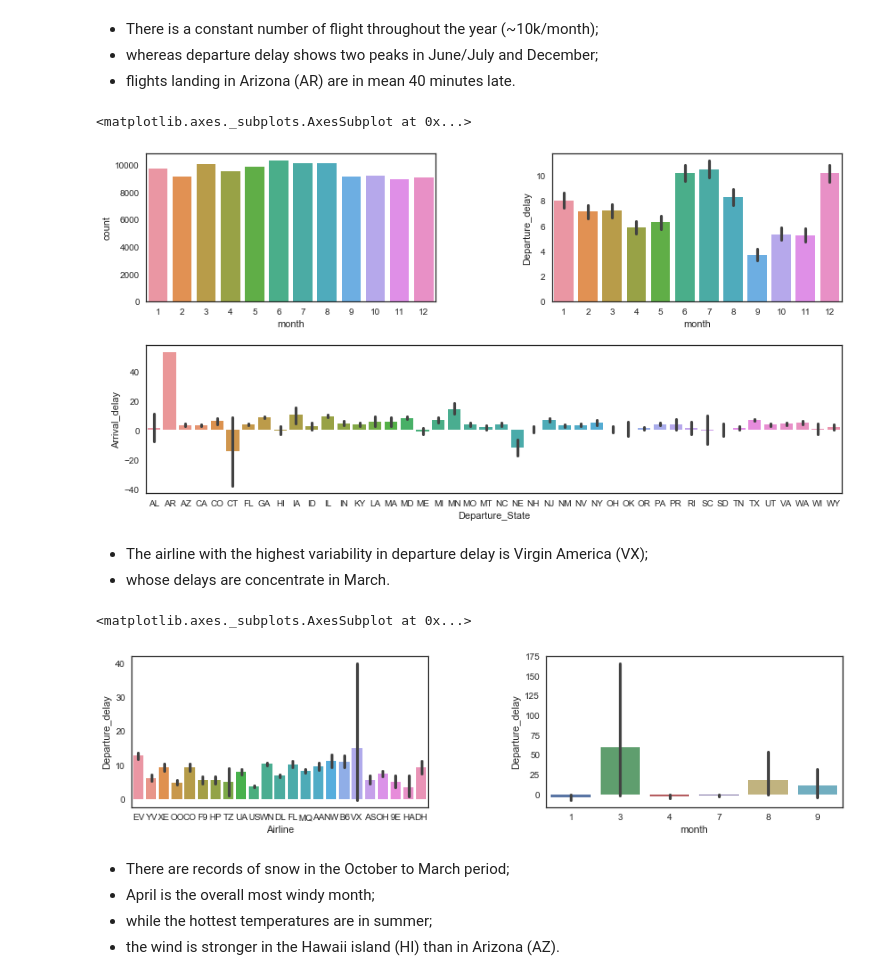
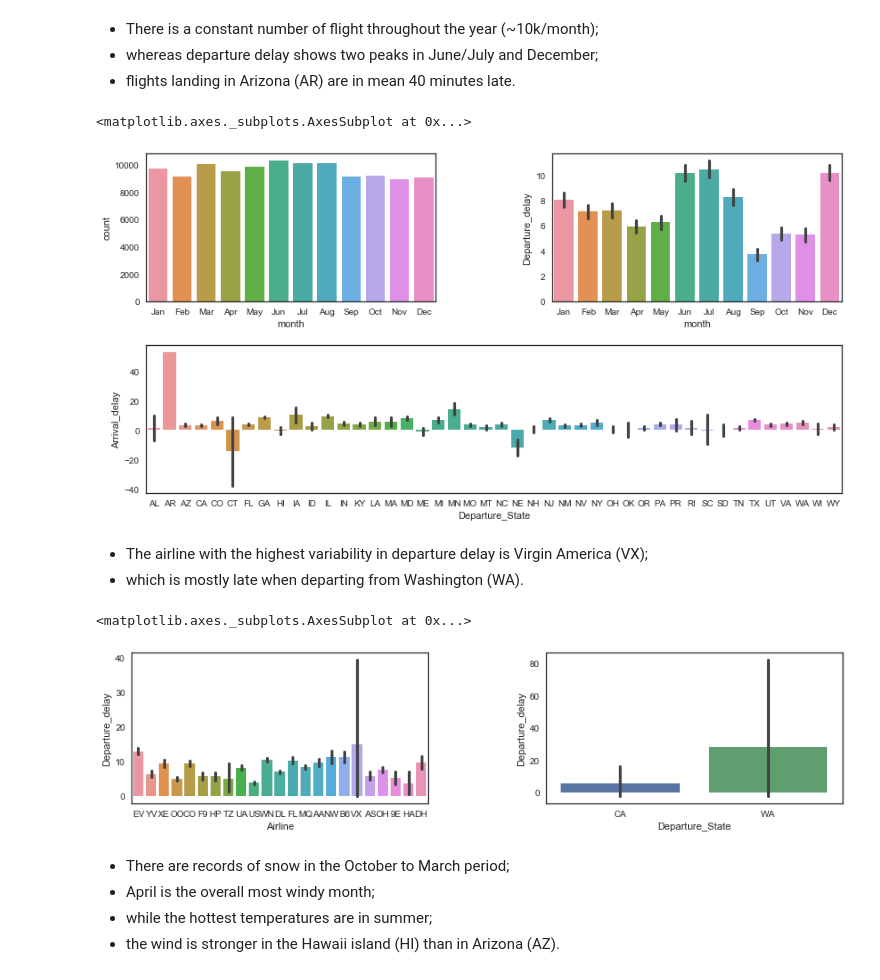
Before and after one commit to alemelis/airplanes, a Jupyter notebook: src/airplanes.ipynb, the cells around one changed output. Saved outputs shown, nothing was run; the diff lists cells and outputs as text; code cells hidden in the pictures.

```diff
--- a/src/airplanes.ipynb
+++ b/src/airplanes.ipynb
@@ -176,6 +177,8 @@ sns.countplot(x="Arrival_state", data=flights, ax=ax3)
 - whereas departure delay shows two peaks in June/July and December;
 - flights landing in Arizona (AR) are in mean 40 minutes late.
 # %%
+import calendar
+
 f = plt.figure(3, figsize=(14,7))
 grid = plt.GridSpec(2, 2, wspace=0.4, hspace=0.3)
 ax1 = plt.subplot(grid[0,0])
@@ -184,25 +187,29 @@ ax3 = plt.subplot(grid[1,0:])
 
 sns.barplot(data=flights, x="month", y="Departure_delay", ax=ax2)
 sns.countplot(data=flights, x="month", ax=ax1)
+
+ax1.set_xticklabels(calendar.month_abbr[1:13])
+ax2.set_xticklabels(calendar.month_abbr[1:13])
+
 sns.barplot(x="Departure_State", y="Arrival_delay", data=flights, ax=ax3)
 # %% [output]
 <matplotlib.axes._subplots.AxesSubplot at 0x...>
-[figure, old version]
+[figure, new version]
 # %% [markdown]
 - The airline with the highest variability in departure delay is Virgin America (VX);
-- whose delays are concentrate in March.
+- which is mostly late when departing from Washington (WA).
 # %%
 f = plt.figure(4, figsize=(14,7))
 grid = plt.GridSpec(2, 2, wspace=0.4, hspace=0.3)
 ax1 = plt.subplot(grid[0,0])
 ax2 = plt.subplot(grid[0,1])
 
 sns.barplot(data=flights, x="Airline", y="Departure_delay", ax=ax1)
 sns.barplot(data=flights.loc[flights["Airline"] == "VX"],
-            x="month", y="Departure_delay", ax=ax2)
+            x="Departure_State", y="Departure_delay", ax=ax2)
 # %% [output]
 <matplotlib.axes._subplots.AxesSubplot at 0x...>
-[figure, old version]
+[figure, new version]
 # %% [markdown]
 - There are records of snow in the October to March period;
 - April is the overall most windy month;
```
Also changed, not shown: parts of 13 cells of this notebook.
